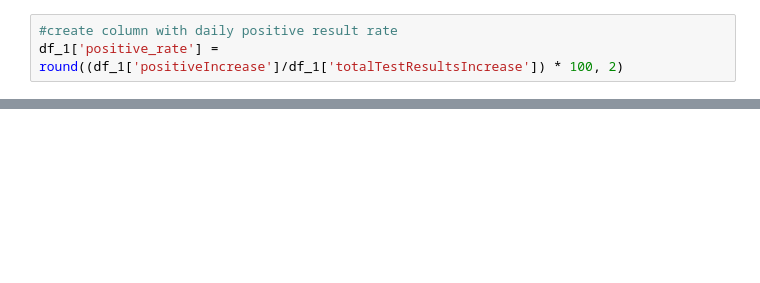
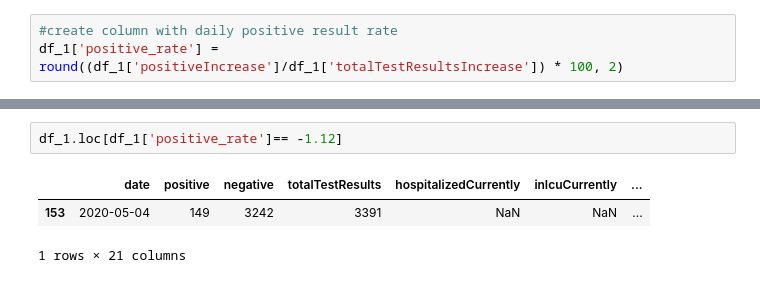
Before and after one commit to mandoiwanaga/guam_covid_analysis, a Jupyter notebook: eda.ipynb, the cells around one changed output, grey strips where cells are left out. Cells and saved outputs as stored; diff of their text form; blank space fills up the shorter version.

```diff
--- a/eda.ipynb
+++ b/eda.ipynb
@@ -130,0 +169,6 @@ Name: positive_rate, dtype: int64
+# %%
+df_1.loc[df_1['positive_rate']== -1.12]
+# %% [output]
+|  | date | positive | negative | totalTestResults | hospitalizedCurrently | inIcuCurrently | ... |
+| 153 | 2020-05-04 | 149 | 3242 | 3391 | NaN | NaN | ... |
+1 rows × 21 columns
```
Also changed, not shown: parts of 14 cells of this notebook.
